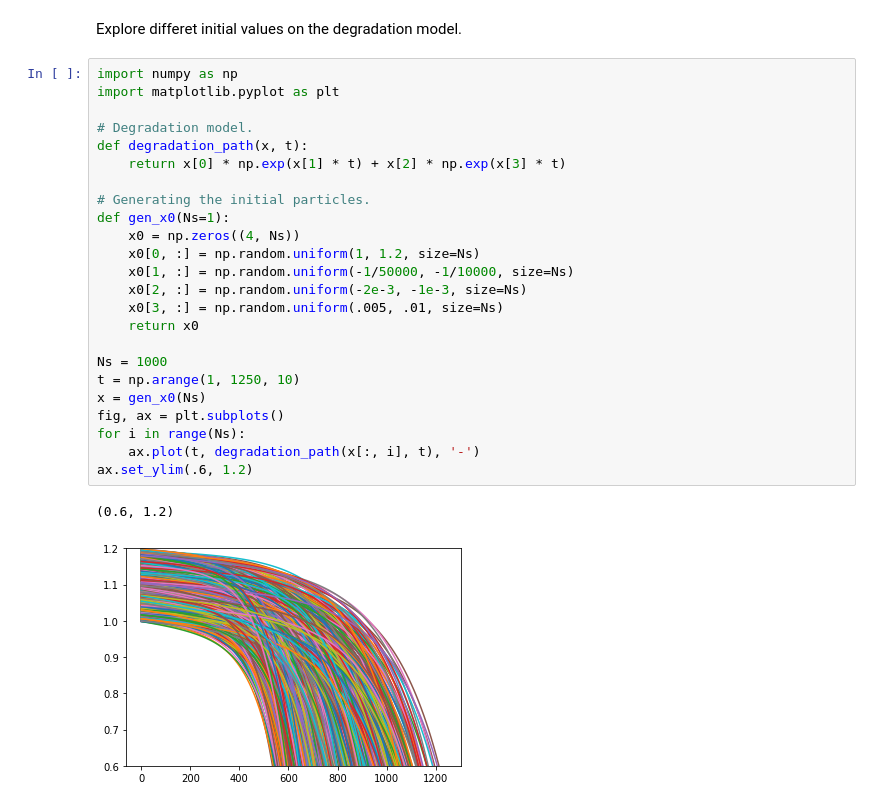
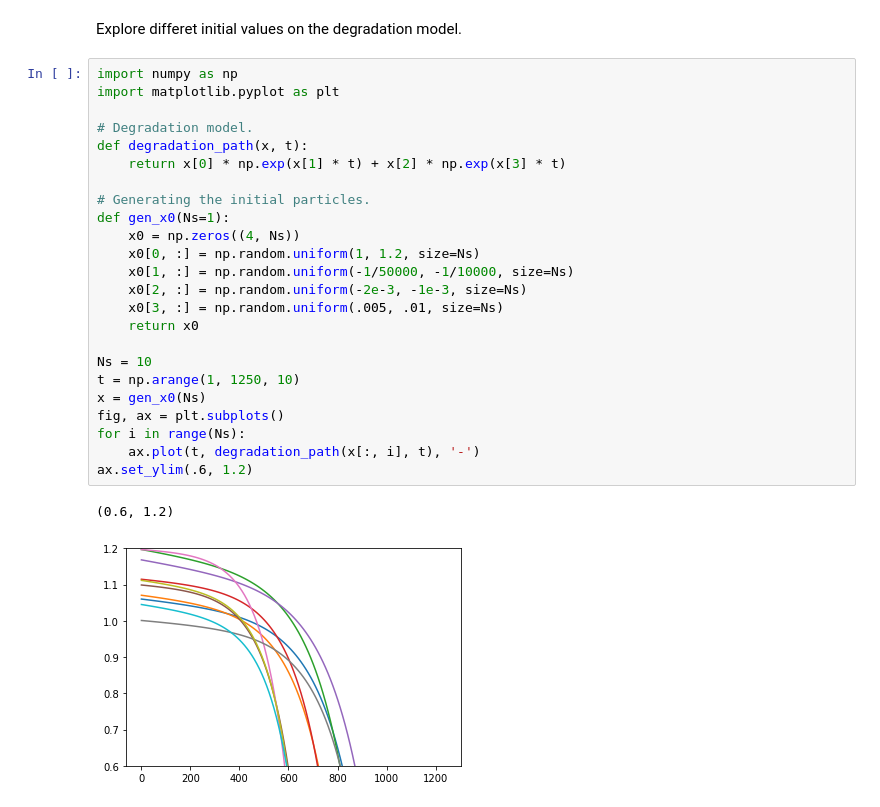
Before and after one commit to sonic160/battery_calce, a Jupyter notebook: explore.ipynb, the cells around one changed output. Saved outputs shown, nothing was run; the diff lists cells and outputs as text.

```diff
--- a/explore.ipynb
+++ b/explore.ipynb
@@ -391,27 +391,27 @@ Explore differet initial values on the degradation model.
 # %%
 import numpy as np
 import matplotlib.pyplot as plt
 
 # Degradation model.
 def degradation_path(x, t):
     return x[0] * np.exp(x[1] * t) + x[2] * np.exp(x[3] * t)
 
 # Generating the initial particles.
 def gen_x0(Ns=1):
     x0 = np.zeros((4, Ns))
     x0[0, :] = np.random.uniform(1, 1.2, size=Ns)
     x0[1, :] = np.random.uniform(-1/50000, -1/10000, size=Ns)
     x0[2, :] = np.random.uniform(-2e-3, -1e-3, size=Ns)
     x0[3, :] = np.random.uniform(.005, .01, size=Ns)
     return x0
 
-Ns = 1000
+Ns = 10
 t = np.arange(1, 1250, 10)
 x = gen_x0(Ns)
 fig, ax = plt.subplots()
 for i in range(Ns):
     ax.plot(t, degradation_path(x[:, i], t), '-')
 ax.set_ylim(.6, 1.2)
 # %% [output]
 (0.6, 1.2)
-[figure, old version]
+[figure, new version]
```
Also changed, not shown: 4 other files.
